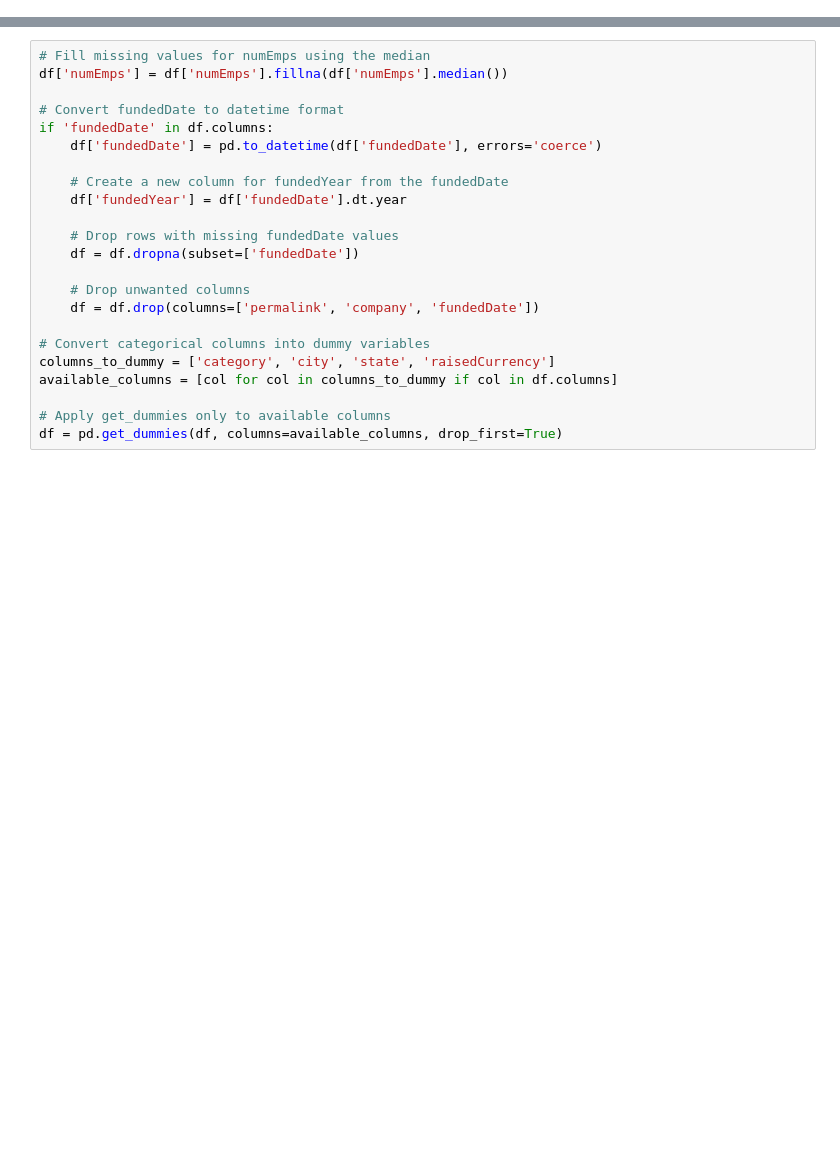
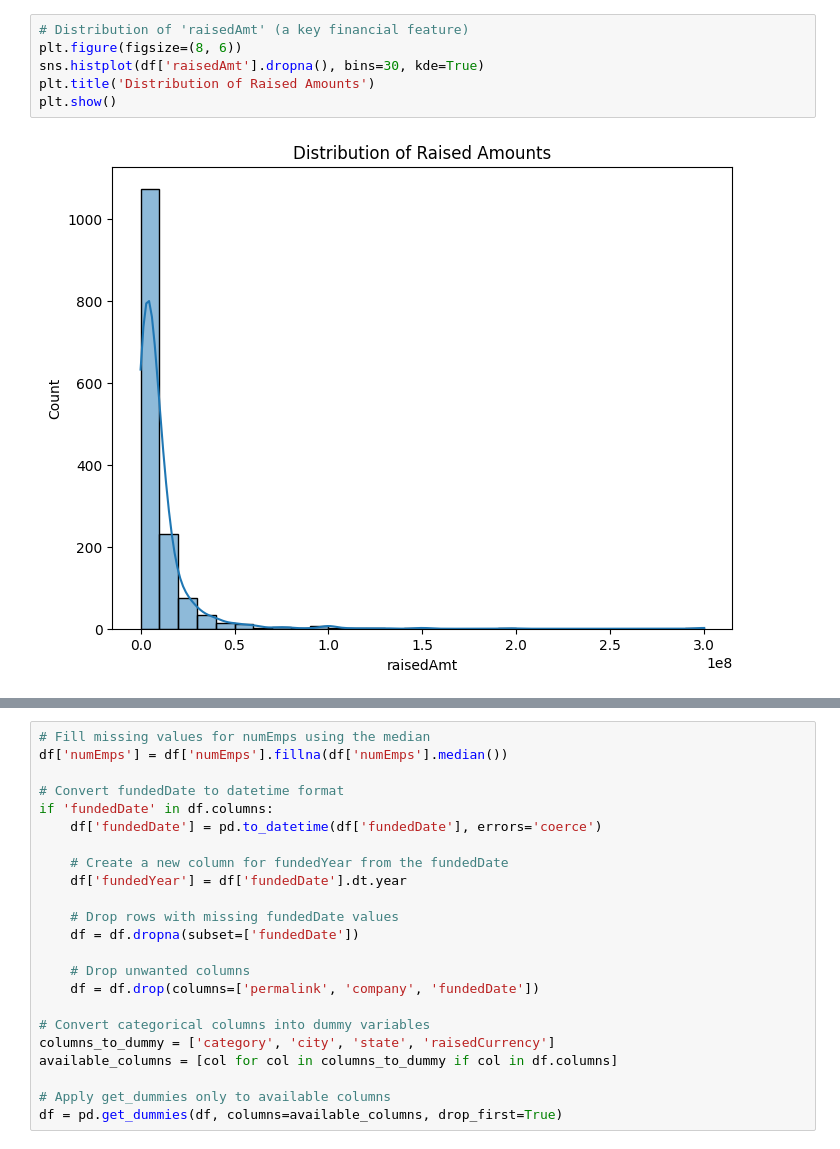
Before and after one commit to stefisha/StefanVelickovic_Omega_DS_InvestmentRounds, a Jupyter notebook: Investment_rounds.ipynb, the cells around one changed output, grey strips where cells are left out. Saved outputs shown, nothing was run; the diff lists cells and outputs as text; blank space fills up the shorter version.

```diff
--- a/Investment_rounds.ipynb
+++ b/Investment_rounds.ipynb
@@ -33,0 +135,8 @@ Index(['permalink', 'company', 'numEmps', 'category', 'city', 'state',
+# %%
+# Distribution of 'raisedAmt' (a key financial feature)
+plt.figure(figsize=(8, 6))
+sns.histplot(df['raisedAmt'].dropna(), bins=30, kde=True)
+plt.title('Distribution of Raised Amounts')
+plt.show()
+# %% [output]
+[figure, added]
```
Also changed, not shown: parts of 90 cells of this notebook.
